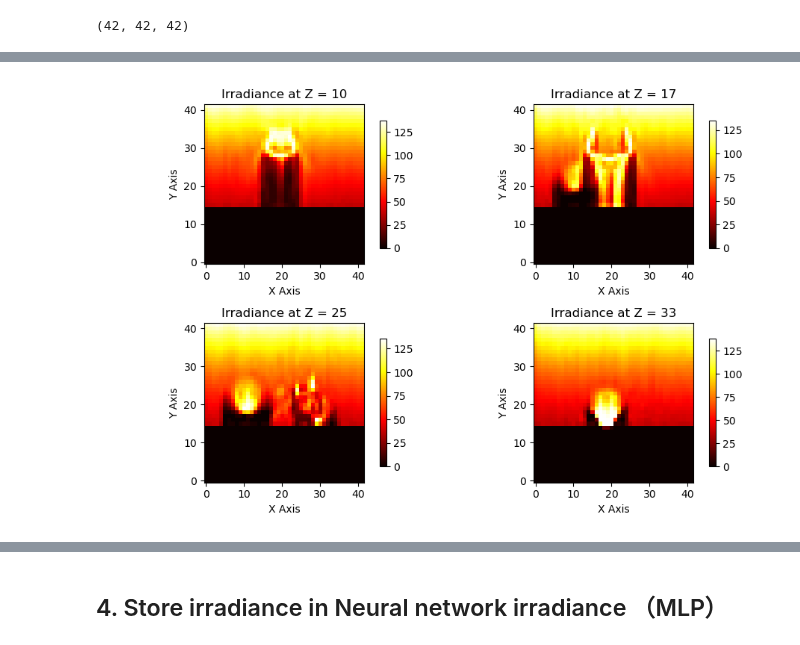
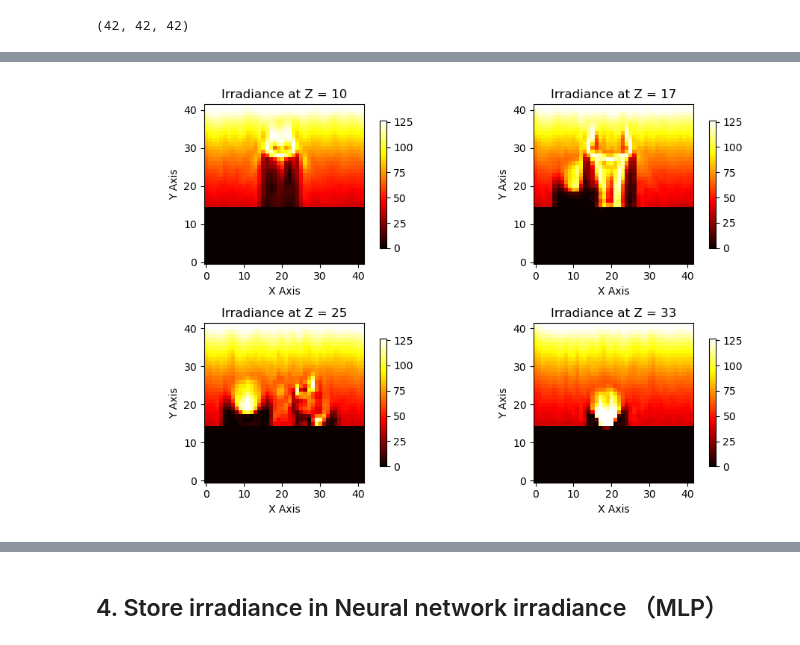
Before and after one commit to swirling-wind/Eikonal-Voxel-Rendering, a Jupyter notebook: main.ipynb, the cells around one changed output, grey strips where cells are left out. Cells and saved outputs as stored; diff of their text form; code cells hidden in the pictures.

```diff
--- a/main.ipynb
+++ b/main.ipynb
@@ -133,10 +122,10 @@ compress_factor = 128 // target_size
 sliced_arr = scene.irradiance[::compress_factor, ::compress_factor, ::compress_factor]
 
 # 使用数组重塑将切片后的数组调整为目标尺寸
-compressed_arr = sliced_arr[:target_size, :target_size, :target_size]
-plotter.plot_irradiance_slices(compressed_arr, threshold=3, num_slices=4, z_start=30/compress_factor, z_end=100/compress_factor)
+input_arr = sliced_arr[:target_size, :target_size, :target_size]
+plotter.plot_irradiance_slices(input_arr, threshold=3, num_slices=4, z_start=30/compress_factor, z_end=100/compress_factor)
 
-print(compressed_arr.shape)
+print(input_arr.shape)
 # %% [output]
 [figure]
 (42, 42, 42)
@@ -145,8 +138,11 @@ from data.siren import *
 torch.cuda.empty_cache()
 
 
-irrad_data = VoxelFitting(compressed_arr, sidelength=compressed_arr.shape[0])
+irrad_data = VoxelFitting(input_arr, sidelength=input_arr.shape[0])
 dataloader = DataLoader(irrad_data, batch_size=1, pin_memory=True)
+model_input, ground_truth = next(iter(dataloader))
+model_input, ground_truth = model_input.cuda(), ground_truth.cuda()
+
 siren = Siren(in_features=3, out_features=1, hidden_features=256,
                   hidden_layers=3, outermost_linear=True,
                   first_omega_0=5, hidden_omega_0=5)
@@ -156,14 +152,12 @@ total_steps = 2000
 steps_til_summary = 100
 
 optim = torch.optim.Adam(lr=2e-3, params=siren.parameters())
-scheduler = torch.optim.lr_scheduler.ReduceLROnPlateau(optim, mode='min', factor=0.2, patience=10)
-
-model_input, ground_truth = next(iter(dataloader))
-model_input, ground_truth = model_input.cuda(), ground_truth.cuda()
+scheduler = torch.optim.lr_scheduler.ReduceLROnPlateau(optim, mode='min', factor=0.2, patience=20)
 
 siren.train()
 for cur_step in range(total_steps):
     model_output = siren(model_input)
+    model_output = model_output.view(ground_truth.shape)
     loss = ((model_output - ground_truth)**2).mean()
     scheduler.step(loss)
 
@@ -197,6 +196,6 @@ Step: 1900      loss: 174.5330  Learning Rate: [0.0004]
 # %%
-result = model_output.cpu().view(compressed_arr.shape).detach().numpy()
-new_res = np.transpose(result, (1, 2, 0))
-plotter.plot_irradiance_slices(new_res, threshold=3, num_slices=4, z_start=30/compress_factor, z_end=100/compress_factor)
+result = model_output.cpu().view(input_arr.shape).detach().numpy()
+# new_res = np.transpose(result, (1, 2, 0))
+plotter.plot_irradiance_slices(result, threshold=3, num_slices=4, z_start=30/compress_factor, z_end=100/compress_factor)
 # %% [output]
-[figure, old version]
+[figure, new version]
```
Also changed, not shown: parts of 6 cells of this notebook, 1 other file.
